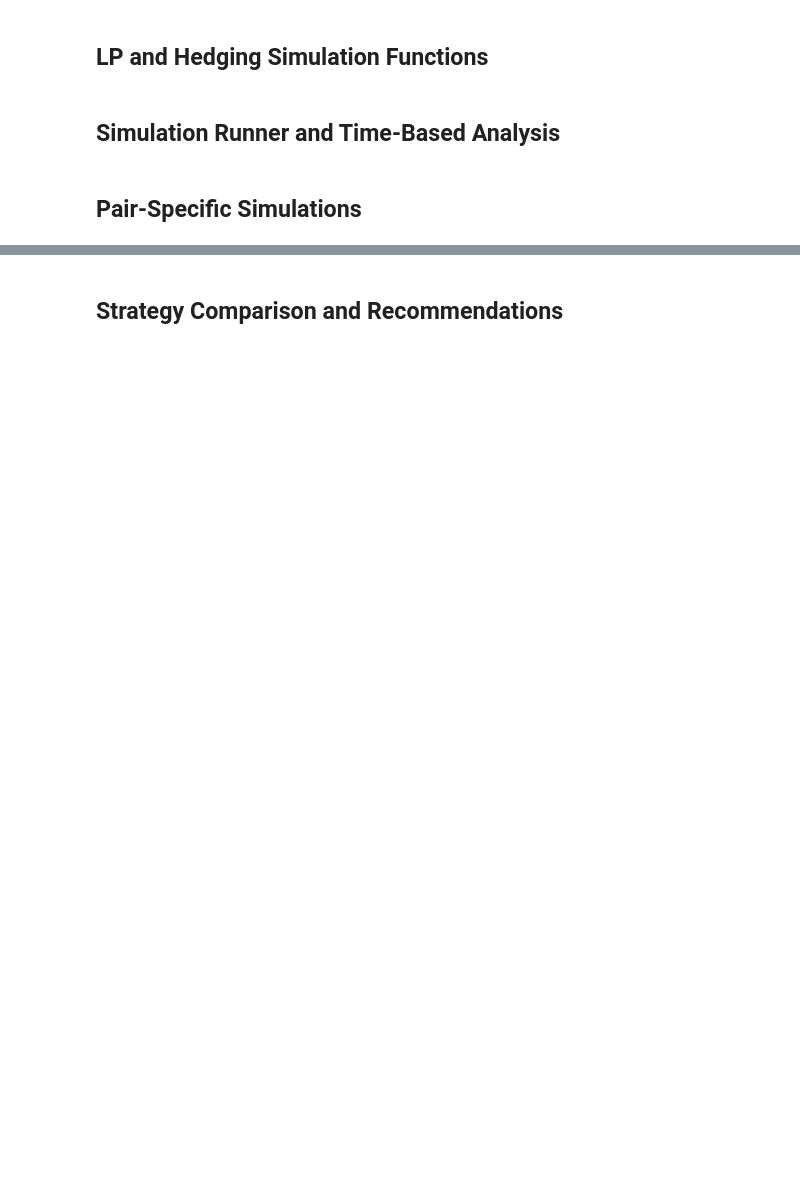
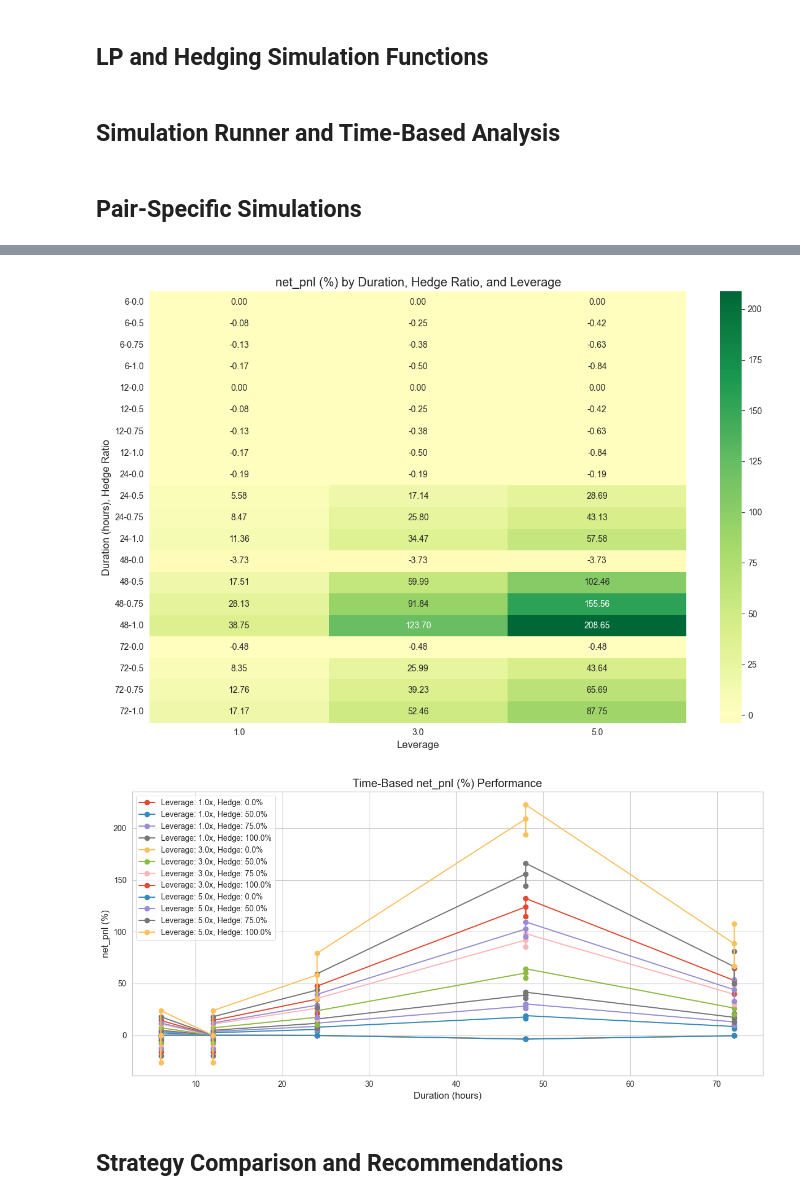
Before and after one commit to collinsyaotse/stablecoin-hedging, a Jupyter notebook: notebooks/lp_hedging_strategy.ipynb, the cells around one changed output, grey strips where cells are left out. Drawn from its saved outputs; the diff is of its cells as text; code cells hidden in the pictures; blank space fills up the shorter version.

```diff
--- a/notebooks/lp_hedging_strategy.ipynb
+++ b/notebooks/lp_hedging_strategy.ipynb
@@ -379,28 +659,51 @@ def visualize_simulation_results(results_df: pd.DataFrame, metric: str = 'net_pn
 # %% [markdown]
 ## Pair-Specific Simulations
 # %%
-# Define simulation parameters
-start_date = '2023-05-11'  # Use a date with available data
+start_date = '2024-01-01'  # Use a date with available data
 durations = [6, 12, 24, 48, 72]  # hours
 hedge_ratios = [0.0, 0.5, 0.75, 1.0]  # 0%, 50%, 75%, 100%
 leverages = [1.0, 3.0, 5.0]  # 1x, 3x, 5x
 
+# New parameters for entry points and ranges
+# Get reference price for setting entry points and ranges
+reference_price = historical_data[
+    (historical_data.index >= pd.to_datetime(start_date)) &
+    (historical_data['pair'] == 'SOL_USDC')
+].iloc[0]['close']
+
+# Define entry points (e.g., at reference, 5% below, 5% above)
+entry_points = [
+    reference_price,
+    reference_price * 0.95,  # 5% below reference
+    reference_price * 1.05,  # 5% above reference
+]
+
+# Define price ranges for dynamic hedging
+price_ranges = [
+    (reference_price * 0.8, reference_price * 1.2),   # ±20% range
+    (reference_price * 0.9, reference_price * 1.1),   # ±10% range
+    (reference_price * 0.95, reference_price * 1.05), # ±5% range
+]
+
 # Pairs to simulate
 pairs = [
-    'BTC_USDC',  # SOL-USDC
+    'SOL_USDC',  # SOL-USDC
     # Note: We'll need to add/map data for these pairs if available:
     # 'FARTCOIN_SOL',  # Fartcoin-SOL
     # 'JLP_SOL'        # JLP-SOL
 ]
 
-# Run simulations for SOL-USDC
-sol_usdc_results = run_time_based_simulations(
-    pair='BTC_USDC',
+# Run simulations for SOL-USDC with entry points
+sol_usdc_entry_results = run_time_based_simulations(
+    pair='SOL_USDC',
     historical_df=historical_data,
     funding_df=funding_data,
     volume_df=volume_liquidity_data,
     start_date=start_date,
     durations=durations,
     hedge_ratios=hedge_ratios,
-    leverages=leverages
+    leverages=leverages,
+    entry_points=entry_points,
+    price_ranges=None,  # No dynamic hedging for this simulation
+    dynamic_hedging=False
 )
@@ -437,3 +735,13 @@ visualize_simulation_results(sol_usdc_results, 'net_pnl')
+# %%
+sol_usdc_entry_results[['duration_hours', 'hedge_ratio', 'leverage',
+                 'impermanent_loss', 'lp_fees_earned',
+                 'hedge_pnl', 'funding_impact', 'net_pnl']]
+
+# Visualize results
+visualize_simulation_results(sol_usdc_entry_results, 'net_pnl')
+# %% [output]
+[figure, added]
+[figure, added]
 # %% [markdown]
 ## Strategy Comparison and Recommendations
 # %%
```
Also changed, not shown: parts of 23 cells of this notebook.
